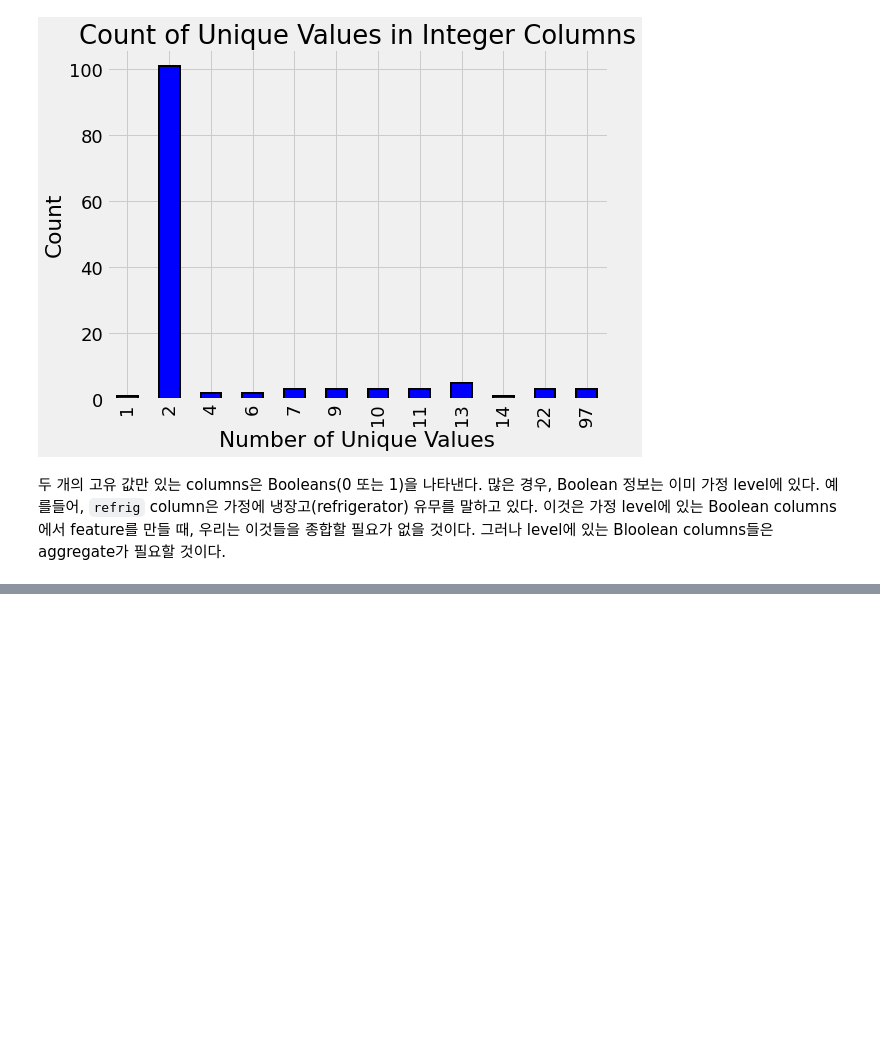
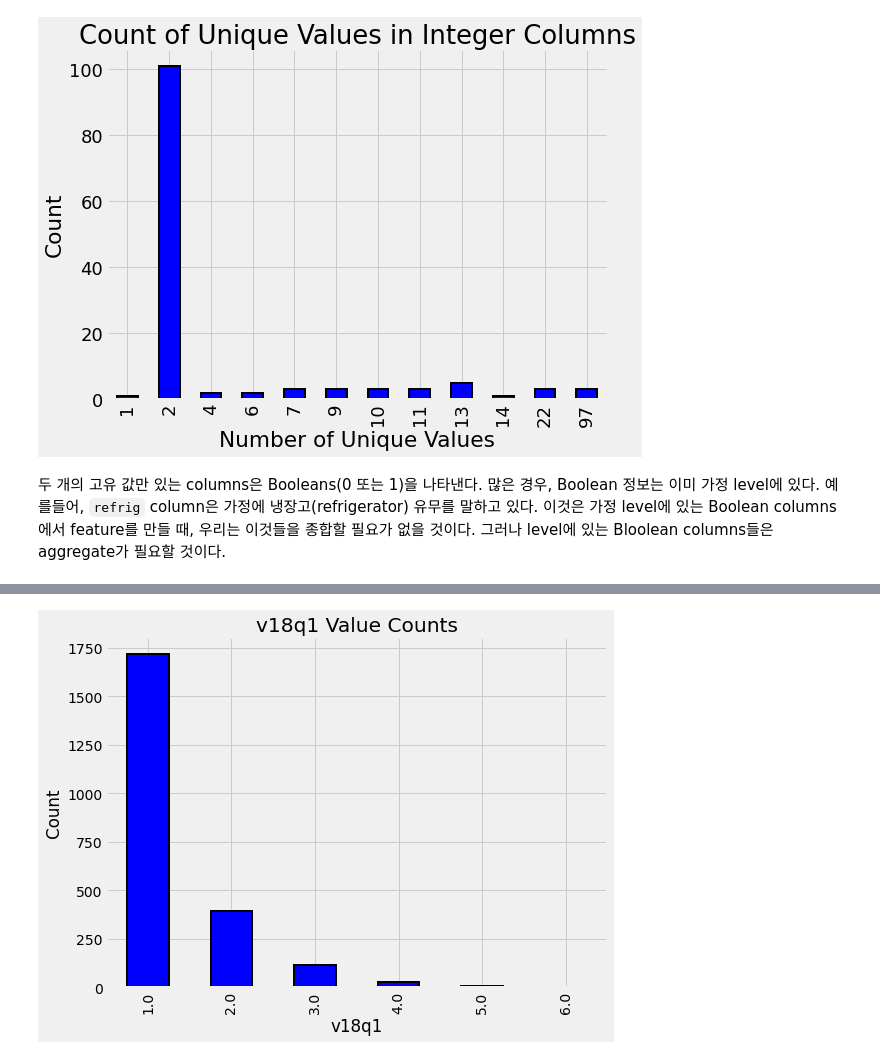
Before and after one commit to jsm9720/kaggle-study, a Jupyter notebook: Costa-Rican-Household-Poverty-Level-Prediction/A_Complete_Introduction_and_Walkthrough.ipynb, the cells around one changed output, grey strips where cells are left out. Saved outputs shown, nothing was run; the diff lists cells and outputs as text; code cells hidden in the pictures; blank space fills up the shorter version.

```diff
--- a/Costa-Rican-Household-Poverty-Level-Prediction/A_Complete_Introduction_and_Walkthrough.ipynb
+++ b/Costa-Rican-Household-Poverty-Level-Prediction/A_Complete_Introduction_and_Walkthrough.ipynb
@@ -183,0 +401,19 @@ plt.subplots_adjust(top = 2)
+# %%
+def plot_value_counts(df, col, heads_only = False):
+    """Plot value counts of a column, optionally with only the heads of a household"""
+    # Select heads of household
+    if heads_only:
+        df = df.loc[df['parentesco1'] == 1].copy()
+
+    plt.figure(figsize = (8, 6))
+    df[col].value_counts().sort_index().plot.bar(color = 'blue',
+                                                  edgecolor = 'k',
+                                                  linewidth = 2)
+    plt.xlabel(f'{col}')
+    plt.title(f'{col} Value Counts')
+    plt.ylabel(f'Count')
+    plt.show()
+# %%
+plot_value_counts(heads, 'v18q1')
+# %% [output]
+[figure, added]
```
Also changed, not shown: parts of 212 cells of this notebook.
